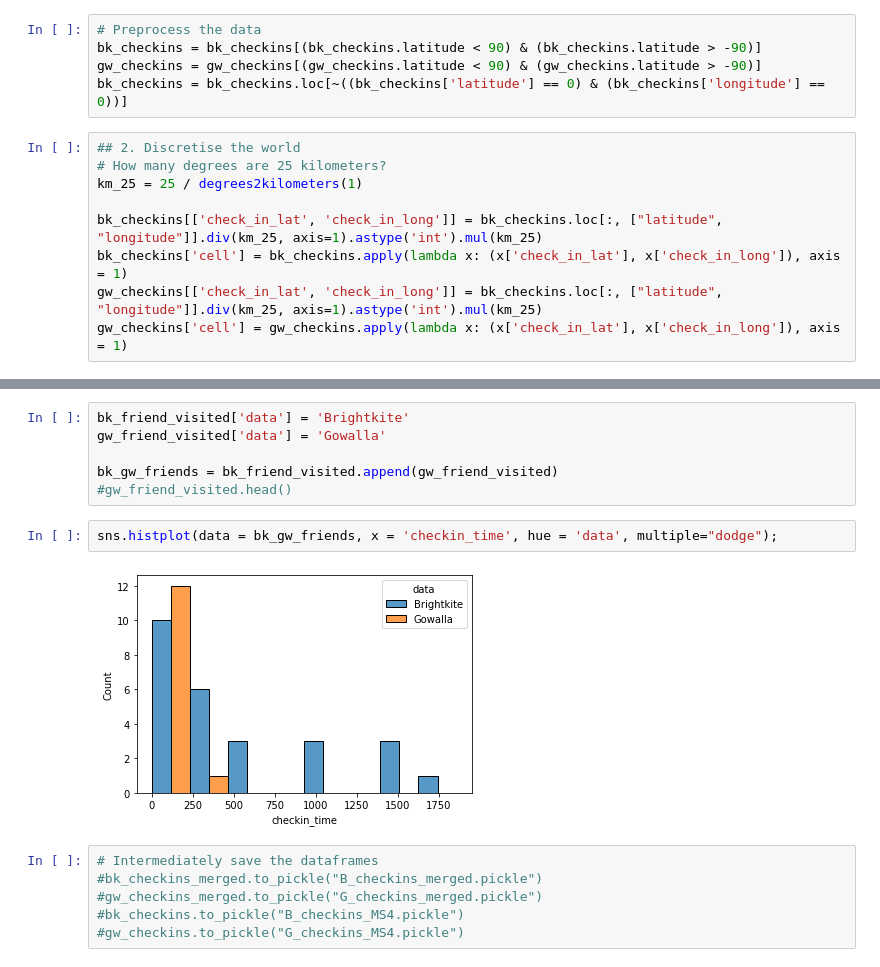
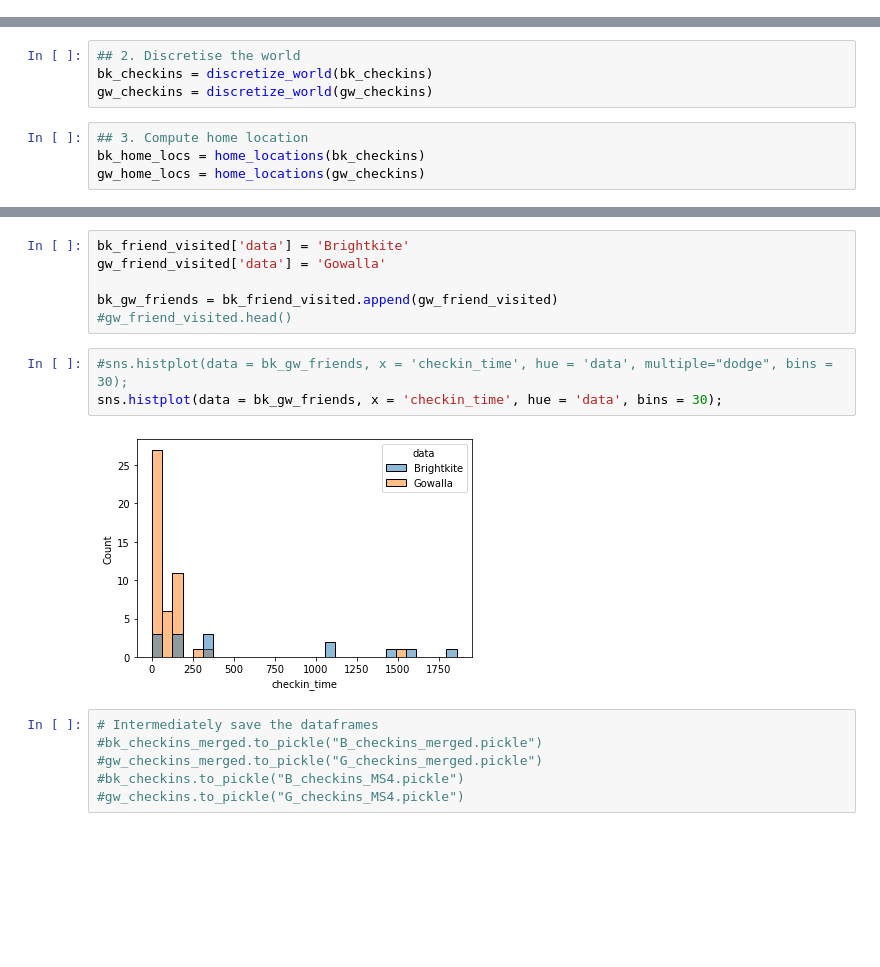
Before and after one commit to epfl-ada/ada-2020-project-milestone-p3-p3_, a Jupyter notebook: Research_question_2.ipynb, the cells around one changed output, grey strips where cells are left out. Drawn from its saved outputs; the diff is of its cells as text; blank space fills up the shorter version.

```diff
--- a/Research_question_2.ipynb
+++ b/Research_question_2.ipynb
@@ -34,16 +44,2 @@ n = 10000
 bk_checkins = bk_checkins.head(n)#sample(n, random_state=23)
 gw_checkins = gw_checkins.head(n)#sample(n, random_state=23)
-# %%
-# Preprocess the data
-bk_checkins = bk_checkins[(bk_checkins.latitude < 90) & (bk_checkins.latitude > -90)]
-gw_checkins = gw_checkins[(gw_checkins.latitude < 90) & (gw_checkins.latitude > -90)]
-bk_checkins = bk_checkins.loc[~((bk_checkins['latitude'] == 0) & (bk_checkins['longitude'] == 0))]
-# %%
-## 2. Discretise the world
-# How many degrees are 25 kilometers?
-km_25 = 25 / degrees2kilometers(1)
-
-bk_checkins[['check_in_lat', 'check_in_long']] = bk_checkins.loc[:, ["latitude", "longitude"]].div(km_25, axis=1).astype('int').mul(km_25)
-bk_checkins['cell'] = bk_checkins.apply(lambda x: (x['check_in_lat'], x['check_in_long']), axis = 1)
-gw_checkins[['check_in_lat', 'check_in_long']] = bk_checkins.loc[:, ["latitude", "longitude"]].div(km_25, axis=1).astype('int').mul(km_25)
-gw_checkins['cell'] = gw_checkins.apply(lambda x: (x['check_in_lat'], x['check_in_long']), axis = 1)
@@ -65,3 +46,11 @@ gw_home_locs['location'] = list(zip(gw_home_locs.latitude, gw_home_locs.longitud
+# %%
+## 2. Discretise the world
+bk_checkins = discretize_world(bk_checkins)
+gw_checkins = discretize_world(gw_checkins)
+# %%
+## 3. Compute home location
+bk_home_locs = home_locations(bk_checkins)
+gw_home_locs = home_locations(gw_checkins)
 # %%
 # Make a unique index for every check in, because there is no other unique variable
 bk_checkins['check-in'] = bk_checkins.index
@@ -119,9 +108,10 @@ gw_friend_visited['data'] = 'Gowalla'
 bk_gw_friends = bk_friend_visited.append(gw_friend_visited)
 #gw_friend_visited.head()
 # %%
-sns.histplot(data = bk_gw_friends, x = 'checkin_time', hue = 'data', multiple="dodge");
+#sns.histplot(data = bk_gw_friends, x = 'checkin_time', hue = 'data', multiple="dodge", bins = 30);
+sns.histplot(data = bk_gw_friends, x = 'checkin_time', hue = 'data', bins = 30);
 # %% [output]
-[figure, old version]
+[figure, new version]
 # %%
 # Intermediately save the dataframes
 #bk_checkins_merged.to_pickle("B_checkins_merged.pickle")
```
Also changed, not shown: parts of 10 cells of this notebook, 3 other files.
